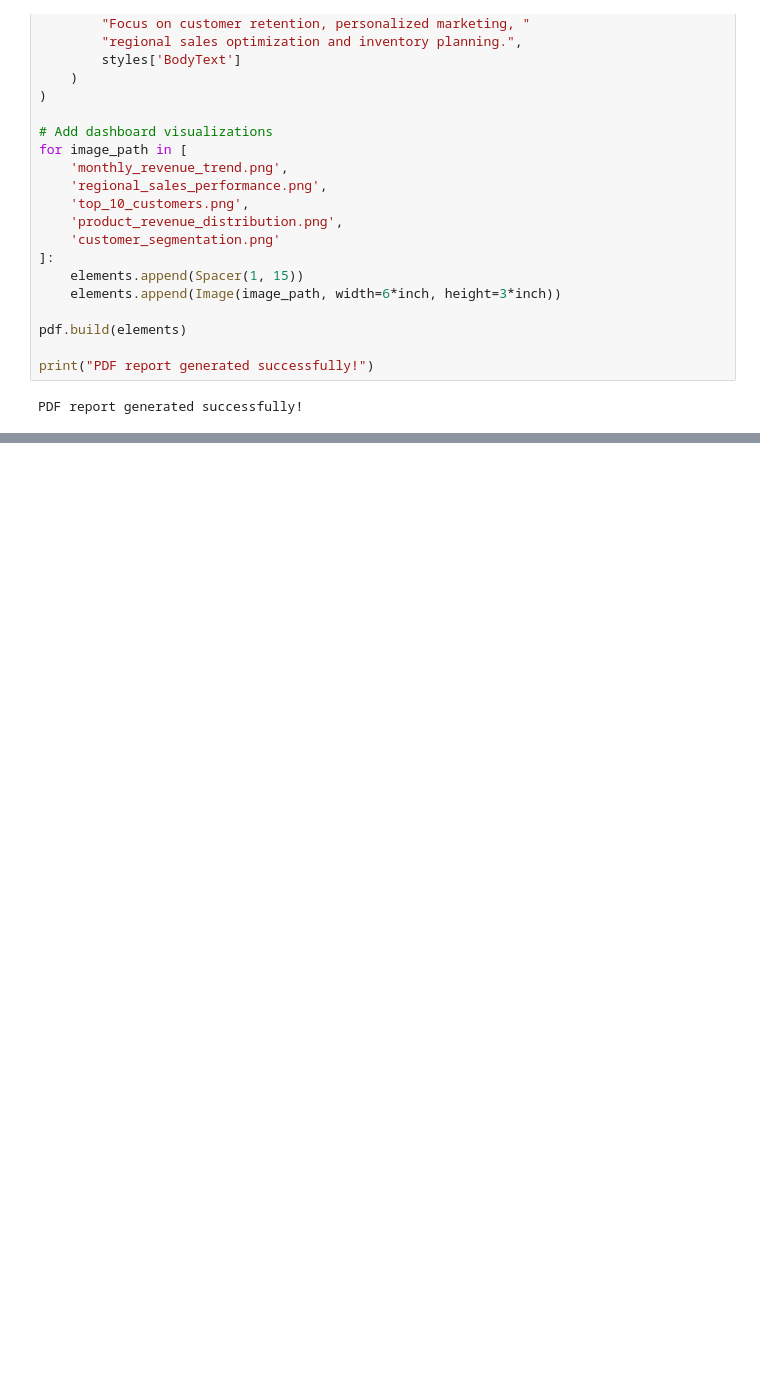
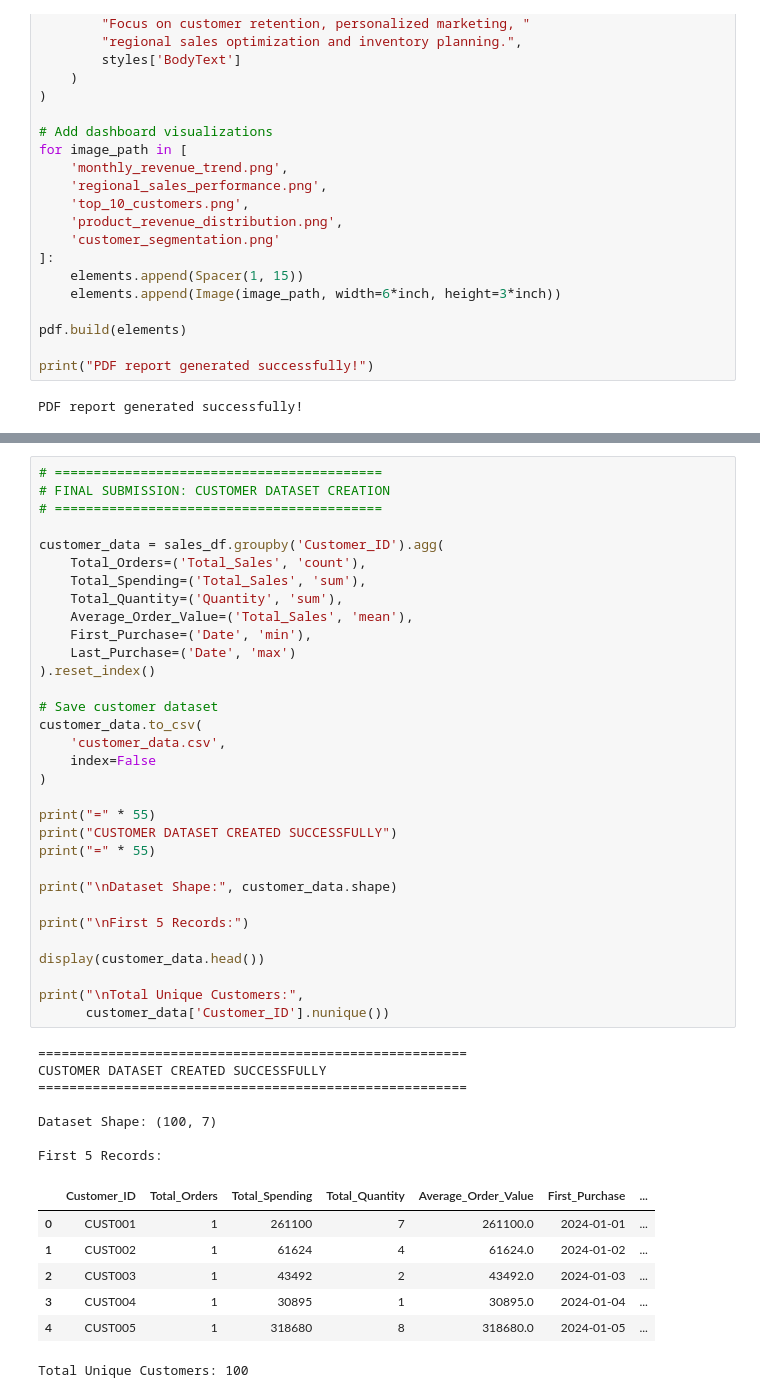
Before and after one commit to Sankarshancn-lab/developers-arena-python-tasks, a Jupyter notebook: Week-5/customer_analysis.ipynb, the cells around one changed output, grey strips where cells are left out. Drawn from its saved outputs; the diff is of its cells as text; blank space fills up the shorter version.

Commit message:
Complete Week 5 Customer Sales Analysis using Advanced Pandas

```diff
--- a/Week-5/customer_analysis.ipynb
+++ b/Week-5/customer_analysis.ipynb
@@ -1953,0 +1948,47 @@ File Size: 716.52 KB
+# %%
+# ==========================================
+# FINAL SUBMISSION: CUSTOMER DATASET CREATION
+# ==========================================
+
+customer_data = sales_df.groupby('Customer_ID').agg(
+    Total_Orders=('Total_Sales', 'count'),
+    Total_Spending=('Total_Sales', 'sum'),
+    Total_Quantity=('Quantity', 'sum'),
+    Average_Order_Value=('Total_Sales', 'mean'),
+    First_Purchase=('Date', 'min'),
+    Last_Purchase=('Date', 'max')
+).reset_index()
+
+# Save customer dataset
+customer_data.to_csv(
+    'customer_data.csv',
+    index=False
+)
+
+print("=" * 55)
+print("CUSTOMER DATASET CREATED SUCCESSFULLY")
+print("=" * 55)
+
+print("\nDataset Shape:", customer_data.shape)
+
+print("\nFirst 5 Records:")
+
+display(customer_data.head())
+
+print("\nTotal Unique Customers:",
+      customer_data['Customer_ID'].nunique())
+# %% [output]
+=======================================================
+CUSTOMER DATASET CREATED SUCCESSFULLY
+=======================================================
+
+Dataset Shape: (100, 7)
+
+First 5 Records:
+|  | Customer_ID | Total_Orders | Total_Spending | Total_Quantity | Average_Order_Value | First_Purchase | ... |
+| 0 | CUST001 | 1 | 261100 | 7 | 261100.0 | 2024-01-01 | ... |
+| 1 | CUST002 | 1 | 61624 | 4 | 61624.0 | 2024-01-02 | ... |
+| 2 | CUST003 | 1 | 43492 | 2 | 43492.0 | 2024-01-03 | ... |
+| 3 | CUST004 | 1 | 30895 | 1 | 30895.0 | 2024-01-04 | ... |
+| 4 | CUST005 | 1 | 318680 | 8 | 318680.0 | 2024-01-05 | ... |
+Total Unique Customers: 100
```
Also changed, not shown: parts of 4 cells of this notebook, 7 other files.
